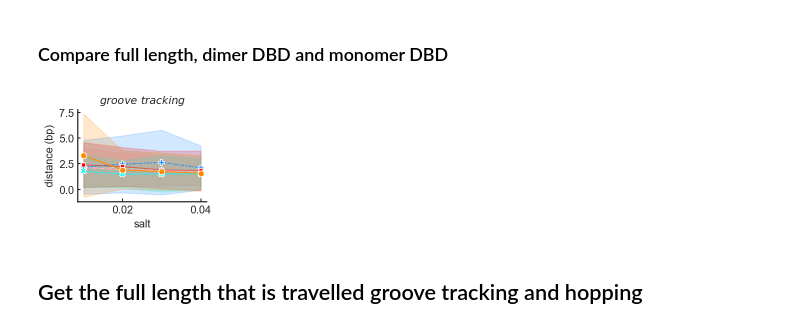
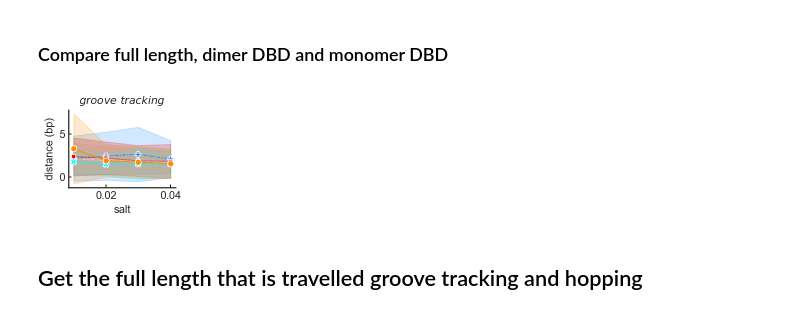
Before and after one commit to mallu2/CG_analysis, a Jupyter notebook: analysis_sliding_and_hopping.ipynb, the cells around one changed output. Cells and saved outputs as stored; diff of their text form; code cells hidden in the pictures.

Commit message:
Update all to latest version

```diff
--- a/analysis_sliding_and_hopping.ipynb
+++ b/analysis_sliding_and_hopping.ipynb
@@ -614,7 +616,8 @@ class QuantifyDiffusionSlidingAndHopping:
                     start=0
                     #check if you end of the first round is bigger than start
                     for end_index in broken_indexes:
-                        D1 = data_frame.iloc[start:end_index]
+
+                        D1 = data_frame.iloc[start:end_index+1]
                         D1_start_end=(data_frame.iloc[start],data_frame.iloc[end_index])
                         if len(D1) > 100:
                             oneDdiffusion_replica.append(D1)
@@ -753,7 +756,7 @@ def hopping_from_sliding(sliding_start_end_frame):
     data_hopping={'start_frame':np.array(sliding_start_end_frame['end_frame'][:-1]+1),
                       'end_frame':np.array(sliding_start_end_frame['start_frame'][1:]-1),
                       'start_position':np.array(sliding_start_end_frame['end_position'][:-1]),
-                      'end_position':np.array(sliding_start_end_frame['start_position'][1:]-1),
+                      'end_position':np.array(sliding_start_end_frame['start_position'][1:]),
                      'protein':np.array(sliding_start_end_frame['protein'][:-1]),
                     'replica':np.array(sliding_start_end_frame['replica'][:-1])}
 
@@ -1993,41 +1996,41 @@ full=dimer_slides.replace({'search conformation':'full dimer search conformation
 all_protein_groove_tracking_record=pd.concat([full[full['salt'].isin([0.01,0.02,0.03,0.04])],di,mono])
 # %%
 #custom_palette = sns.color_palette(["violet","red","lime","gold","darkcyan","darkorange"])
-fig=plt.subplots(figsize = (2.5,2.2))
+fig=plt.subplots(figsize = (2.2,2.))
 
 #sns.stripplot(data=data,x='salt',y='distance (bp)',hue='protein',dodge=0.1\
 #              ,linewidth=0.5,alpha=0.6,palette=[o2,g2],size=3.5)
 sns.lineplot(data=all_protein_groove_tracking_record,x='salt',y='distance (bp)',hue='protein'\
               ,linewidth=1,palette=custom_palette,style="protein",markers=True,ci='sd',err_style='band',\
              hue_order=['monomer recognition conformation','monomer search conformation',\
                         'dimer recognition conformation','dimer search conformation','full dimer recognition conformation','full dimer search conformation'])
 #sns.stripplot(data=data,x='salt',y='distance (bp)',hue='protein',dodge=0.1,linewidth=0.7,\
 #            palette=[o2,g2],size=2.9,alpha=0.9)
 #sns.violinplot(data=data,x='salt',y='distance (bp)',hue='protein',dodge=0.1,linewidth=1.1,scale='count',palette=['white','grey'])
 
 plt.legend(title='conformation',edgecolor='white',loc='upper left',bbox_to_anchor=(0.57, 1.15),
            markerscale=0.6,fontsize=9,ncol=1,labelspacing=0.2,handlelength=0.3)
 plt.legend([],[], frameon=False)
 plt.tick_params(
     axis='both',          # changes apply to the x-axis
     which='both',      # both major and minor ticks are affected
     bottom=True,      # ticks along the bottom edge are off
     top=False,         # ticks along the top edge are off
     labelbottom=True,
     labeltop = False,
     right=False, left=True, labelleft=True,labelsize='medium',
     width = 1,
     length = 3, color='k',direction ='in')
 sns.despine()
 plt.title('$groove\ tracking$')
 #plt.yticks([0,1,2,3,4,5],[0,1,2,3,4,5],fontsize=9)
 
 #plt.ylabel(fontsize = 9)
 #plt.xlabel('Salt', fontsize = 9)
 plt.tight_layout()
-plt.savefig("/Users/mallu899/Mirror/projects/lacI_CG_master/LacI_CG_Draft/Figures/version10/Figure4/groove_tracking_distance_all.png",dpi=300,transparent=True)
+plt.savefig("/Users/mallu899/Mirror/projects/lacI_CG_master/LacI_CG_Draft/Figures/version10/Figure3/groove_tracking_distance_all.png",dpi=300,transparent=True)
 # %% [output]
-[figure, old version]
+[figure, new version]
 # %% [markdown]
 ## Get the full length that is travelled groove tracking and hopping
 # %%
```
Also changed, not shown: parts of 24 cells of this notebook, 5 other files.
